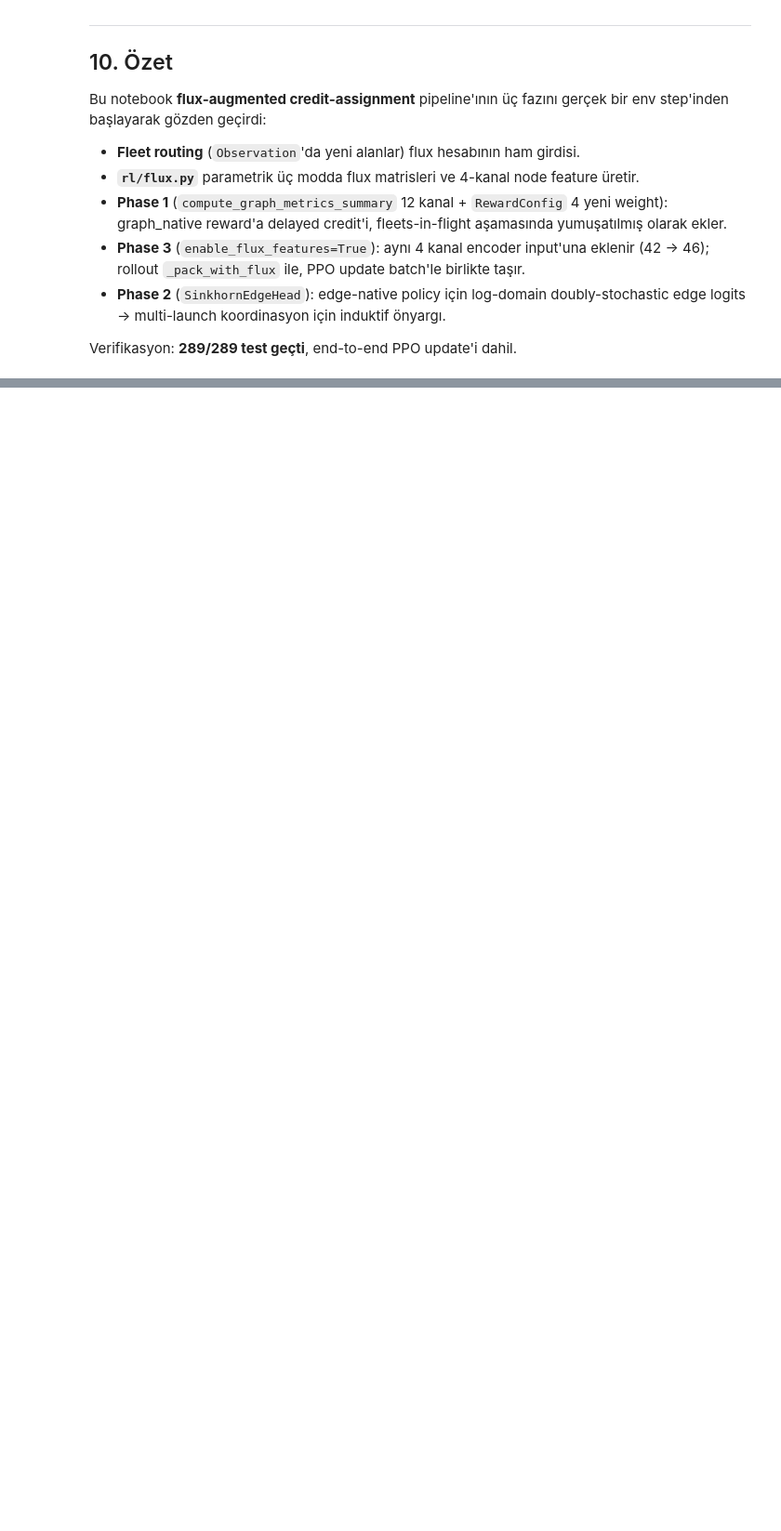
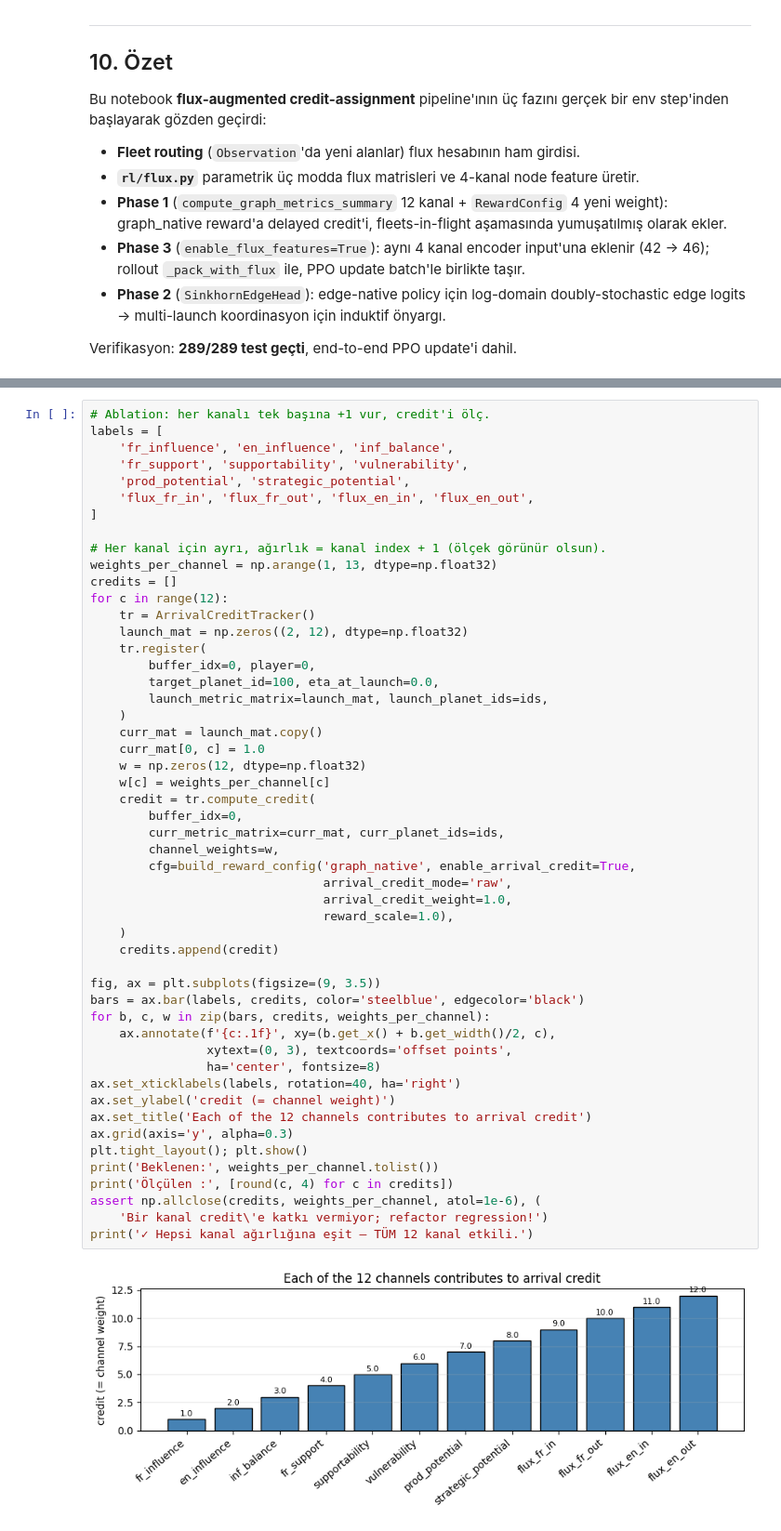
Before and after one commit to DorukSarigun/Orbit_Wars, a Jupyter notebook: docs/orbit_wars_flux_walkthrough.ipynb, the cells around one changed output, grey strips where cells are left out. Shown at 93% size. Drawn from its saved outputs; the diff is of its cells as text; blank space fills up the shorter version.

```diff
--- a/docs/orbit_wars_flux_walkthrough.ipynb
+++ b/docs/orbit_wars_flux_walkthrough.ipynb
@@ -743,0 +910,53 @@ Verifikasyon: **289/289 test geçti**, end-to-end PPO update'i dahil.
+# %%
+# Ablation: her kanalı tek başına +1 vur, credit'i ölç.
+labels = [
+    'fr_influence', 'en_influence', 'inf_balance',
+    'fr_support', 'supportability', 'vulnerability',
+    'prod_potential', 'strategic_potential',
+    'flux_fr_in', 'flux_fr_out', 'flux_en_in', 'flux_en_out',
+]
+
+# Her kanal için ayrı, ağırlık = kanal index + 1 (ölçek görünür olsun).
+weights_per_channel = np.arange(1, 13, dtype=np.float32)
+credits = []
+for c in range(12):
+    tr = ArrivalCreditTracker()
+    launch_mat = np.zeros((2, 12), dtype=np.float32)
+    tr.register(
+        buffer_idx=0, player=0,
+        target_planet_id=100, eta_at_launch=0.0,
+        launch_metric_matrix=launch_mat, launch_planet_ids=ids,
+    )
+    curr_mat = launch_mat.copy()
+    curr_mat[0, c] = 1.0
+    w = np.zeros(12, dtype=np.float32)
+    w[c] = weights_per_channel[c]
+    credit = tr.compute_credit(
+        buffer_idx=0,
+        curr_metric_matrix=curr_mat, curr_planet_ids=ids,
+        channel_weights=w,
+        cfg=build_reward_config('graph_native', enable_arrival_credit=True,
+                                arrival_credit_mode='raw',
+                                arrival_credit_weight=1.0,
+                                reward_scale=1.0),
+    )
+    credits.append(credit)
+
+fig, ax = plt.subplots(figsize=(9, 3.5))
+bars = ax.bar(labels, credits, color='steelblue', edgecolor='black')
+for b, c, w in zip(bars, credits, weights_per_channel):
+    ax.annotate(f'{c:.1f}', xy=(b.get_x() + b.get_width()/2, c),
+                xytext=(0, 3), textcoords='offset points',
+                ha='center', fontsize=8)
+ax.set_xticklabels(labels, rotation=40, ha='right')
+ax.set_ylabel('credit (= channel weight)')
+ax.set_title('Each of the 12 channels contributes to arrival credit')
+ax.grid(axis='y', alpha=0.3)
+plt.tight_layout(); plt.show()
+print('Beklenen:', weights_per_channel.tolist())
+print('Ölçülen :', [round(c, 4) for c in credits])
+assert np.allclose(credits, weights_per_channel, atol=1e-6), (
+    'Bir kanal credit\'e katkı vermiyor; refactor regression!')
+print('✓ Hepsi kanal ağırlığına eşit — TÜM 12 kanal etkili.')
+# %% [output]
+[figure, added]
```
Also changed, not shown: parts of 20 cells of this notebook.
